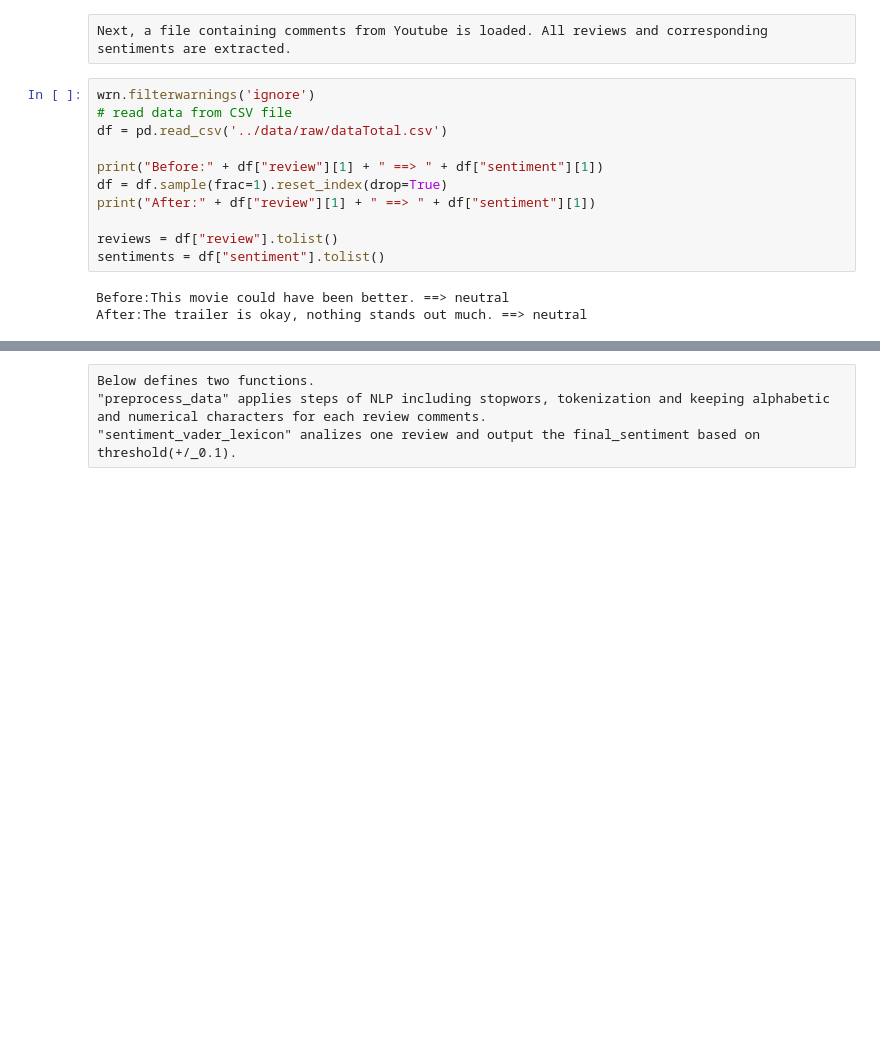
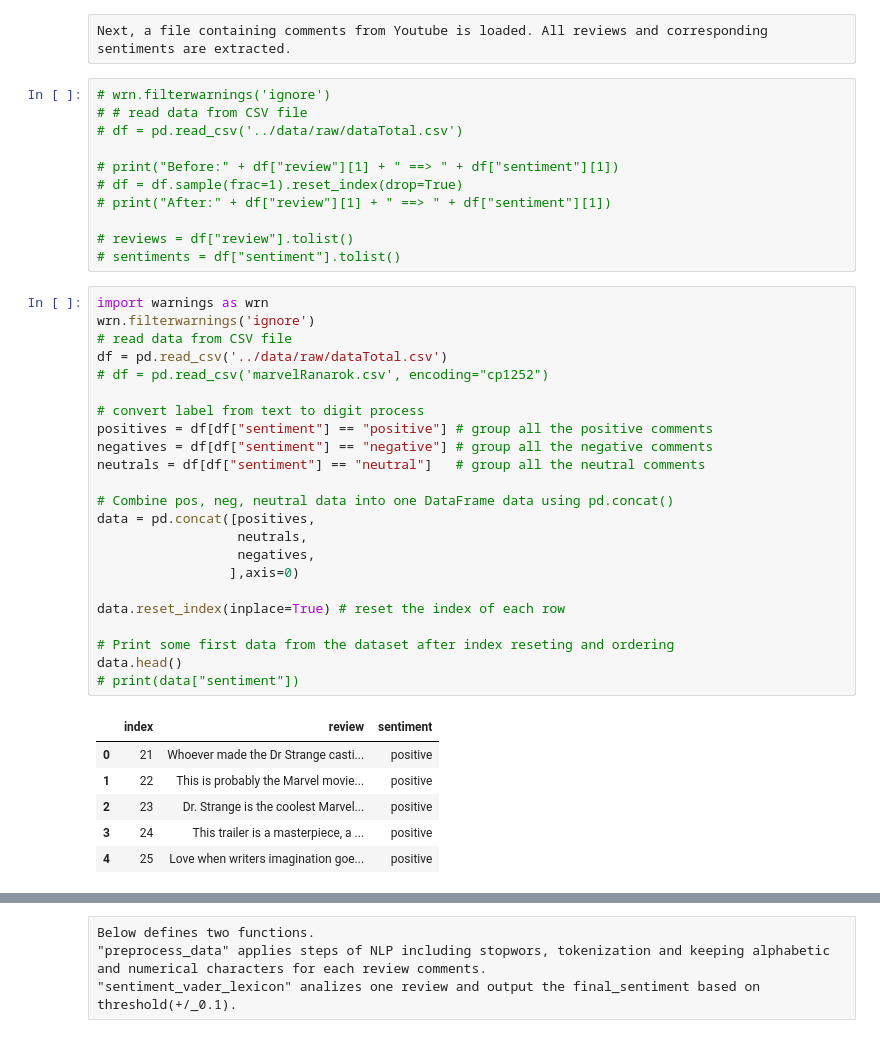
Before and after one commit to dao1233/AI_SentimentAnalysis, a Jupyter notebook: notebook/lexiconAnalysis.ipynb, the cells around one changed output, grey strips where cells are left out. Saved outputs shown, nothing was run; the diff lists cells and outputs as text; blank space fills up the shorter version.

Commit message:
[Notebook] Update and Sync testing data for lexicon + [readme] Update

```diff
--- a/notebook/lexiconAnalysis.ipynb
+++ b/notebook/lexiconAnalysis.ipynb
@@ -62,16 +65,43 @@ True
 # %% [raw]
 Next, a file containing comments from Youtube is loaded. All reviews and corresponding sentiments are extracted.
 # %%
-wrn.filterwarnings('ignore')
-# read data from CSV file
-df = pd.read_csv('../data/raw/dataTotal.csv')
+# wrn.filterwarnings('ignore')
+# # read data from CSV file
+# df = pd.read_csv('../data/raw/dataTotal.csv')
 
-print("Before:" + df["review"][1] + " ==> " + df["sentiment"][1])
-df = df.sample(frac=1).reset_index(drop=True)
-print("After:" + df["review"][1] + " ==> " + df["sentiment"][1])
+# print("Before:" + df["review"][1] + " ==> " + df["sentiment"][1])
+# df = df.sample(frac=1).reset_index(drop=True)
+# print("After:" + df["review"][1] + " ==> " + df["sentiment"][1])
 
-reviews = df["review"].tolist()
-sentiments = df["sentiment"].tolist()
+# reviews = df["review"].tolist()
+# sentiments = df["sentiment"].tolist()
-# %% [output]
-Before:This movie could have been better. ==> neutral
-After:The trailer is okay, nothing stands out much. ==> neutral
+# %%
+import warnings as wrn
+wrn.filterwarnings('ignore')
+# read data from CSV file
+df = pd.read_csv('../data/raw/dataTotal.csv')
+# df = pd.read_csv('marvelRanarok.csv', encoding="cp1252")
+
+# convert label from text to digit process
+positives = df[df["sentiment"] == "positive"] # group all the positive comments
+negatives = df[df["sentiment"] == "negative"] # group all the negative comments
+neutrals = df[df["sentiment"] == "neutral"]   # group all the neutral comments
+
+# Combine pos, neg, neutral data into one DataFrame data using pd.concat()
+data = pd.concat([positives,
+                  neutrals,
+                  negatives,
+                 ],axis=0)
+
+data.reset_index(inplace=True) # reset the index of each row
+
+# Print some first data from the dataset after index reseting and ordering
+data.head()
+# print(data["sentiment"])
+# %% [output]
+|  | index | review | sentiment |
+| 0 | 21 | Whoever made the Dr Strange casti... | positive |
+| 1 | 22 | This is probably the Marvel movie... | positive |
+| 2 | 23 | Dr. Strange is the coolest Marvel... | positive |
+| 3 | 24 | This trailer is a masterpiece, a ... | positive |
+| 4 | 25 | Love when writers imagination goe... | positive |
```
Also changed, not shown: parts of 4 cells of this notebook, 2 other files.
